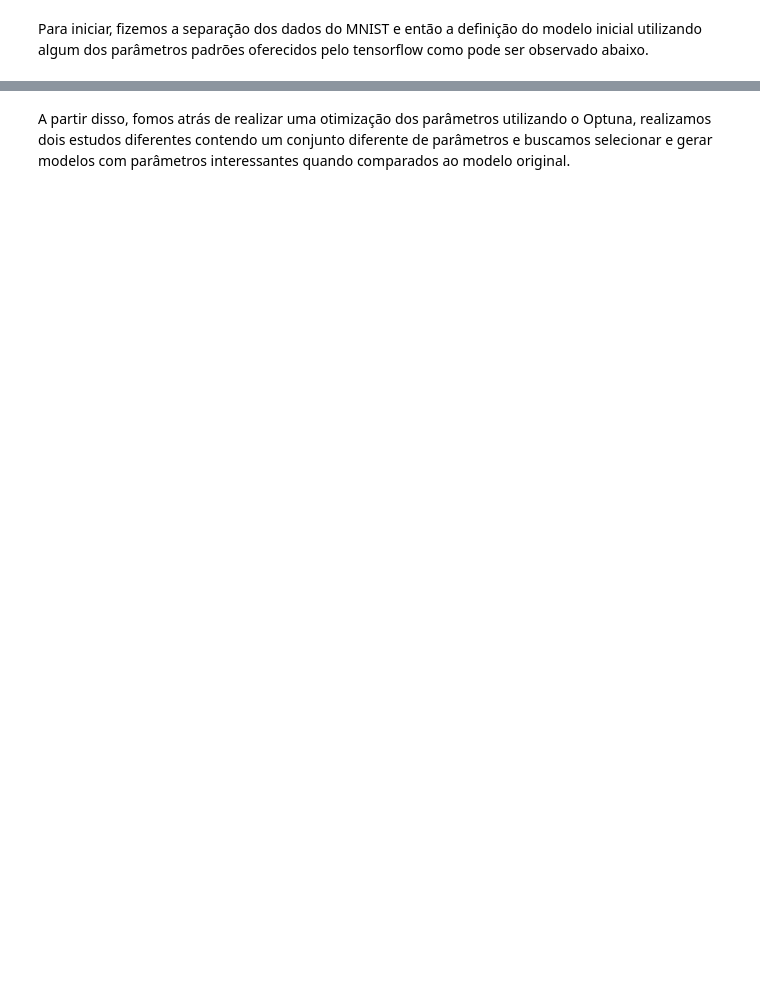
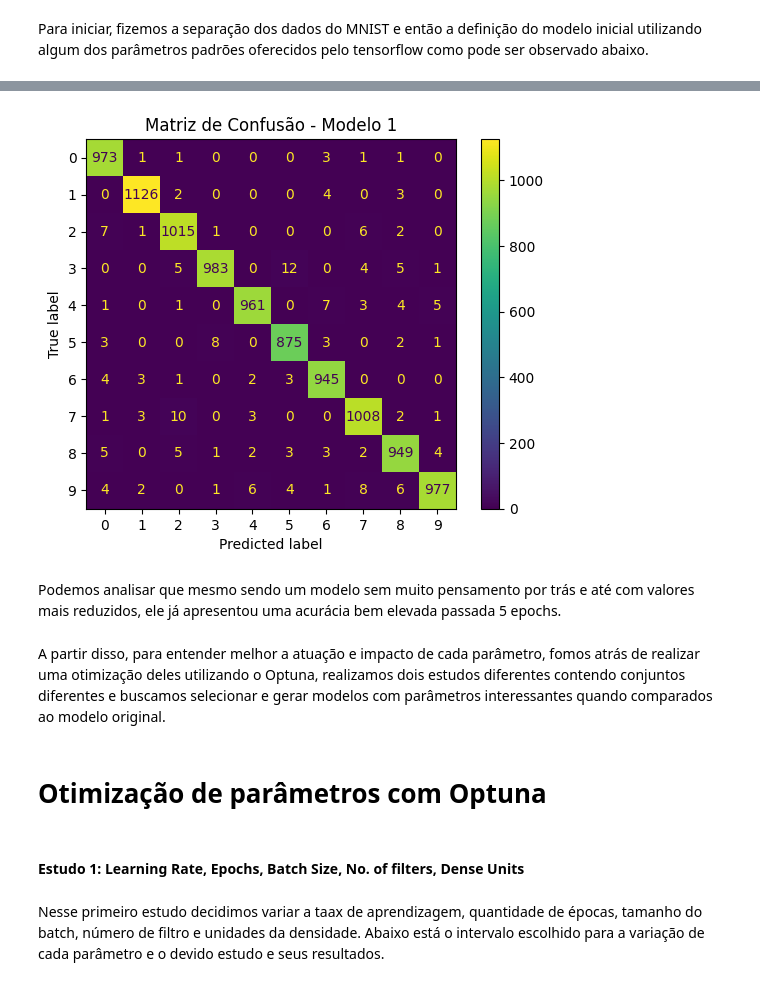
Before and after one commit to caiolbarreto/mlp, a Jupyter notebook: report.ipynb, the cells around one changed output, grey strips where cells are left out. Cells and saved outputs as stored; diff of their text form; code cells hidden in the pictures; blank space fills up the shorter version.

```diff
--- a/report.ipynb
+++ b/report.ipynb
@@ -271,0 +302,21 @@ Para iniciar, fizemos a separação dos dados do MNIST e então a definição do
+# %%
+X_train, X_test, y_train, y_test = training_data[0], test_data[0], training_data[1], test_data[1]
+
+X_train = X_train.reshape((X_train.shape[0], 28, 28, 1))
+X_test = X_test.reshape((X_test.shape[0], 28, 28, 1))
+# %%
+model = tf.keras.Sequential([
+  tf.keras.layers.Conv2D(filters=32, kernel_size=(2, 2), activation='relu', input_shape=(28, 28, 1)),
+  tf.keras.layers.MaxPooling2D(pool_size=(2, 2)),
+  tf.keras.layers.Conv2D(filters=32, kernel_size=(2, 2), activation='relu'),
+  tf.keras.layers.MaxPooling2D(pool_size=(2, 2)),
+  tf.keras.layers.Flatten(),
+  tf.keras.layers.Dense(units=num_classes, activation='relu'),
+  tf.keras.layers.Dense(units=num_classes, activation='softmax')
+])
+
+model.compile(loss='sparse_categorical_crossentropy',
+    optimizer=tf.keras.optimizers.Adam(learning_rate=learning_rate),
+    metrics=['accuracy'])
+# %%
+model.fit(X_train, y_train, epochs=epochs)
@@ -271,0 +341,10 @@ Para iniciar, fizemos a separação dos dados do MNIST e então a definição do
+# %%
+predictions = model.predict(X_test)
+
+predicted_labels = predictions.argmax(axis=1)
+
+cm = confusion_matrix(y_test, predicted_labels)
+
+for i in range(num_classes):
+  accuracy = cm[i, i] / cm[i, :].sum()
+  print(f"Accuracy for class {i}: {accuracy:.4f}")
@@ -272,2 +385,17 @@ Para iniciar, fizemos a separação dos dados do MNIST e então a definição do
+# %%
+disp = ConfusionMatrixDisplay(confusion_matrix=cm)
+disp.plot()
+plt.title('Matriz de Confusão - Modelo 1')
+plt.show()
+# %% [output]
+[figure, added]
+# %% [markdown]
+Podemos analisar que mesmo sendo um modelo sem muito pensamento por trás e até com valores mais reduzidos, ele já apresentou uma acurácia bem elevada passada 5 epochs.
 # %% [markdown]
-A partir disso, fomos atrás de realizar uma otimização dos parâmetros utilizando o Optuna, realizamos dois estudos diferentes contendo um conjunto diferente de parâmetros e buscamos selecionar e gerar modelos com parâmetros interessantes quando comparados ao modelo original.
+A partir disso, para entender melhor a atuação e impacto de cada parâmetro, fomos atrás de realizar uma otimização deles utilizando o Optuna, realizamos dois estudos diferentes contendo conjuntos diferentes e buscamos selecionar e gerar modelos com parâmetros interessantes quando comparados ao modelo original.
+# %% [markdown]
+# Otimização de parâmetros com Optuna
+# %% [markdown]
+#### Estudo 1: Learning Rate, Epochs, Batch Size, No. of filters, Dense Units
+# %% [markdown]
+Nesse primeiro estudo decidimos variar a taax de aprendizagem, quantidade de épocas, tamanho do batch, número de filtro e unidades da densidade. Abaixo está o intervalo escolhido para a variação de cada parâmetro e o devido estudo e seus resultados.
```
Also changed, not shown: parts of 36 cells of this notebook, 1 other file.
